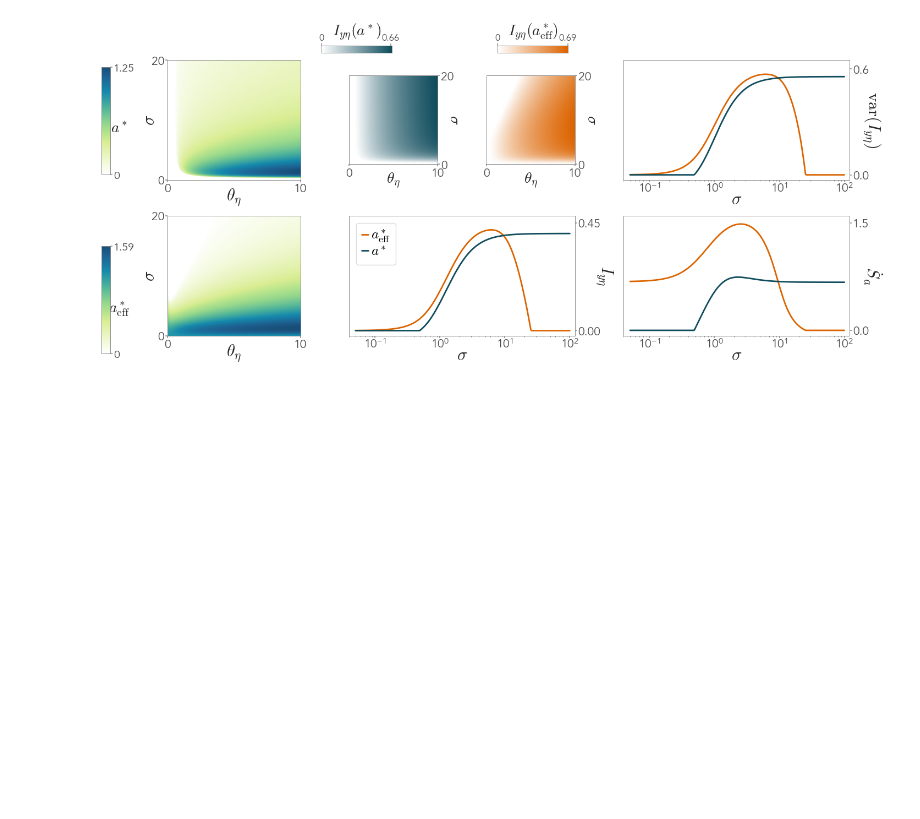
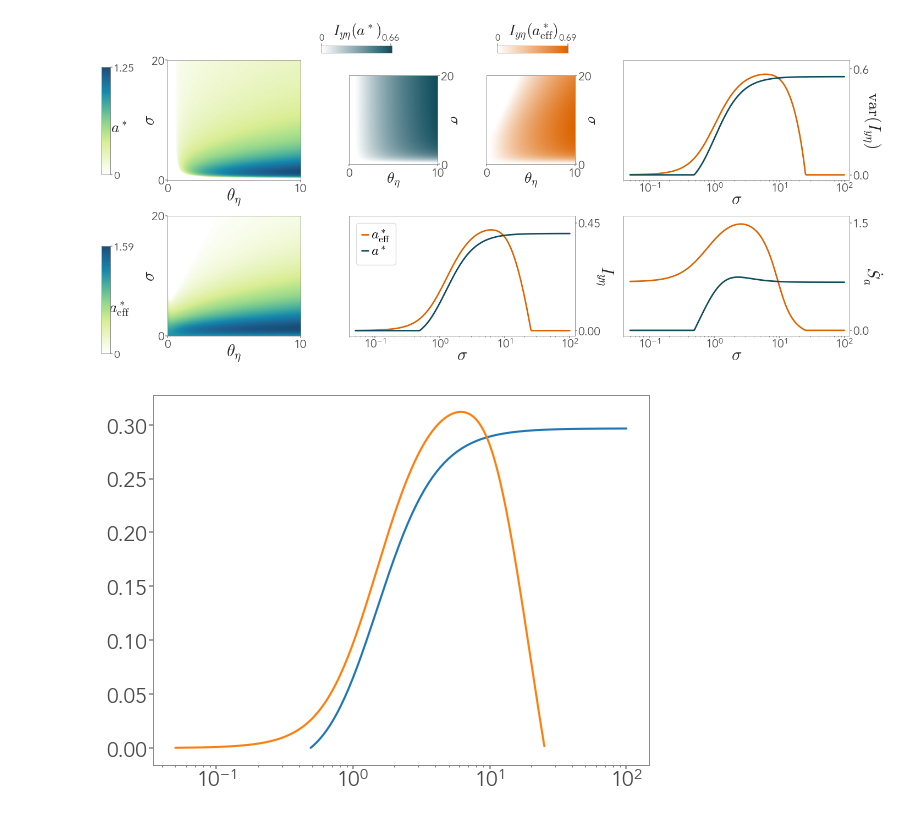
Before and after one commit to giorgionicoletti/InfoTrasduction, a Jupyter notebook: notebooks/Figure2.ipynb, the cells around one changed output. Cells and saved outputs as stored; diff of their text form; code cells hidden in the pictures; blank space fills up the shorter version.

```diff
--- a/notebooks/Figure2.ipynb
+++ b/notebooks/Figure2.ipynb
@@ -202,3 +202,9 @@ plt.savefig("../figures/figure2_draft.svg", bbox_inches = "tight")
 plt.show()
 # %% [output]
 [figure]
+# %%
+plt.plot(sigma_Iyeta_ayeta, Iyeta_ayeta**2/varIyeta_ayeta)
+plt.plot(sigma_Iyeta_axy[sigma_Iyeta_axy > 5e-2], Iyeta_axy[sigma_Iyeta_axy > 5e-2]**2/varIyeta_axy[sigma_Iyeta_axy > 5e-2])
+plt.xscale('log')
+# %% [output]
+[figure, added]
```
Also changed, not shown: 5 other files.
